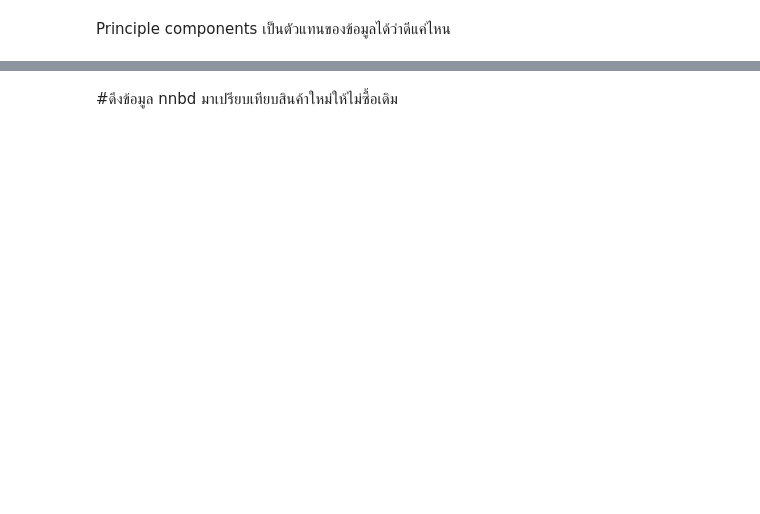
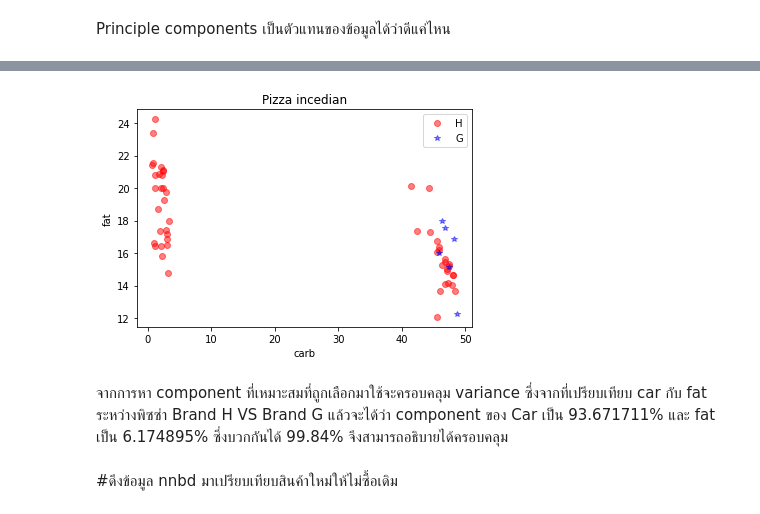
Before and after one commit to Kggzzz/Multivaririate, a Jupyter notebook: Exam01.ipynb, the cells around one changed output, grey strips where cells are left out. Cells and saved outputs as stored; diff of their text form; code cells hidden in the pictures; blank space fills up the shorter version.

```diff
--- a/Exam01.ipynb
+++ b/Exam01.ipynb
@@ -295,3 +295,14 @@ array([0.93671711, 0.06174895])
+# %%
+plt.plot(test1['carb'][:50],test1['fat'][:50],'or',alpha=0.5,label = 'H')
+plt.plot(test1['carb'][50:100],test1['fat'][50:100],'*b',alpha=0.5,label = 'G')
+plt.legend()
+plt.title('Pizza incedian'); #ตั้งชื่อกราฟโดยใช้ .title
+plt.xlabel('carb'); ##ชื่อแกน x (ใส่ ; เพื่อไม่ให้ตัวหนังสือทับกับกราฟ ต้องใส่ลงไปหลังคำสั่งต่างๆ)
+plt.ylabel('fat'); ##ชื่อแกน y
+# %% [output]
+[figure, added]
+# %% [markdown]
+จากการหา component ที่เหมาะสมที่ถูกเลือกมาใช้จะครอบคลุม variance  ซึ่งจากที่เปรียบเทียบ car กับ fat ระหว่างพิซซ่า Brand H VS Brand G แล้วจะได้ว่า  component ของ Car เป็น 93.671711% และ fat เป็น 6.174895% ซึ่งบวกกันได้ 99.84% จึงสามารถอธิบายได้ครอบคลุม
 # %% [markdown]
 #ดึงข้อมูล nnbd มาเปรียบเทียบสินค้าใหม่ให้ไม่ซื้อเดิม
 # %%
```
Also changed, not shown: parts of 48 cells of this notebook.
